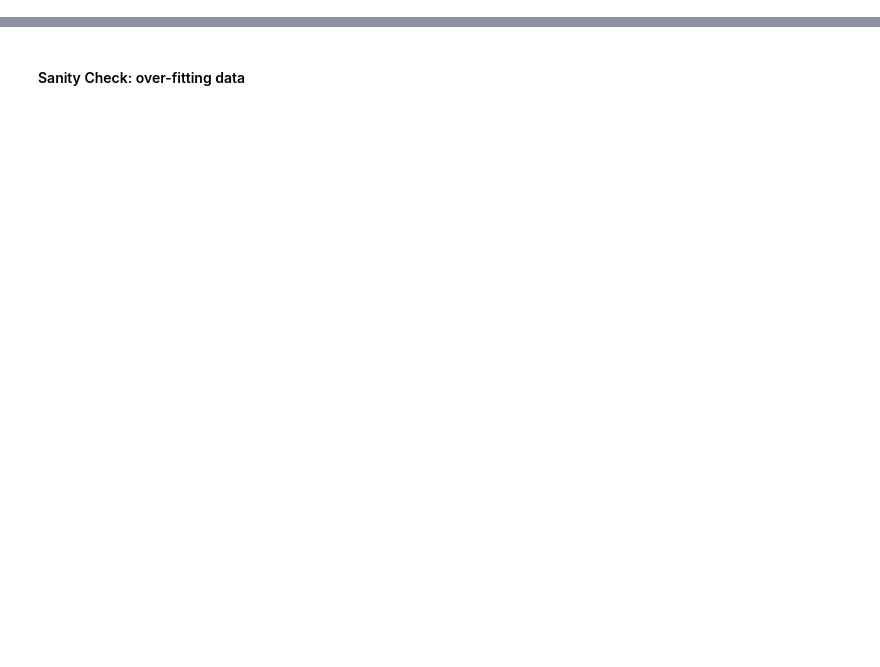
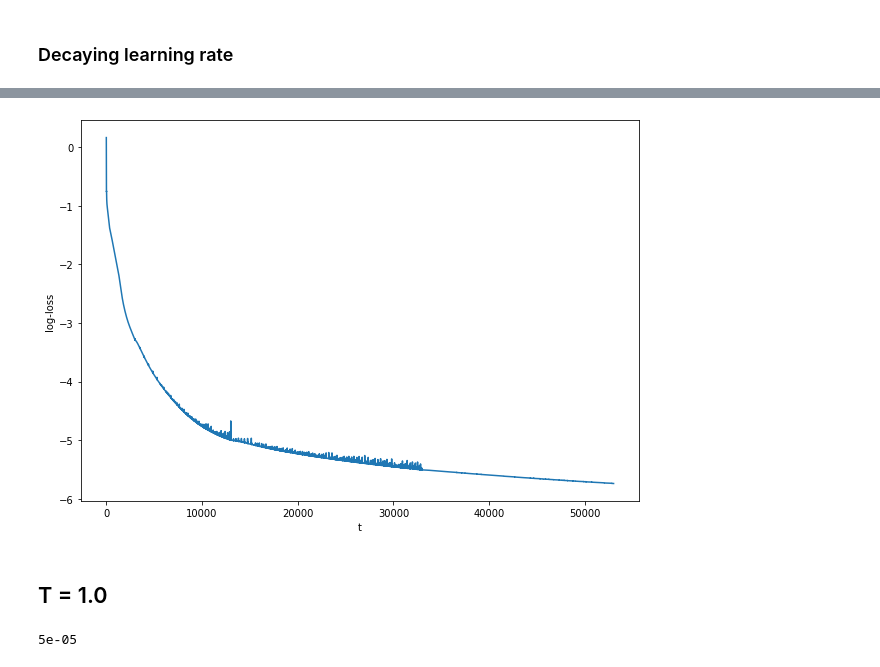
Before and after one commit to ChengTang/RESEARCH_ML, a Jupyter notebook: HubLayer/symplectic_NN_varying_initial_condition.ipynb, the cells around one changed output, grey strips where cells are left out. Saved outputs shown, nothing was run; the diff lists cells and outputs as text; code cells hidden in the pictures; blank space fills up the shorter version.

```diff
--- a/HubLayer/symplectic_NN_varying_initial_condition.ipynb
+++ b/HubLayer/symplectic_NN_varying_initial_condition.ipynb
@@ -118,0 +198,8 @@ class PendulumNet(torch.nn.Module):
+# %% [markdown]
+### Decaying learning rate
+# %%
+lossdata = over_fit(learning_rate = 1e-4, num_epochs = 3000, lossdata = [])
+lossdata = over_fit(learning_rate = 1e-5, num_epochs = 10000, lossdata = lossdata)
+lossdata = over_fit(learning_rate = 5e-6, num_epochs = 20000, lossdata = lossdata)
+lossdata = over_fit(learning_rate = 5e-7, num_epochs = 20000, lossdata = lossdata)
+# %% [output]
@@ -118,0 +207,3 @@ class PendulumNet(torch.nn.Module):
+[figure, added]
+# %% [markdown]
+## T = 1.0
@@ -138,2 +235,0 @@ optimizer = torch.optim.Adam(model_pendulum.parameters(), lr = learning_rate, we
-# %% [markdown]
-#### Sanity Check: over-fitting data
@@ -139,0 +264,5 @@ optimizer = torch.optim.Adam(model_pendulum.parameters(), lr = learning_rate, we
+# %%
+for param_group in optimizer.param_groups:
+    print(param_group['lr'])
+# %% [output]
+5e-05
```
Also changed, not shown: parts of 31 cells of this notebook, 7 other files.
